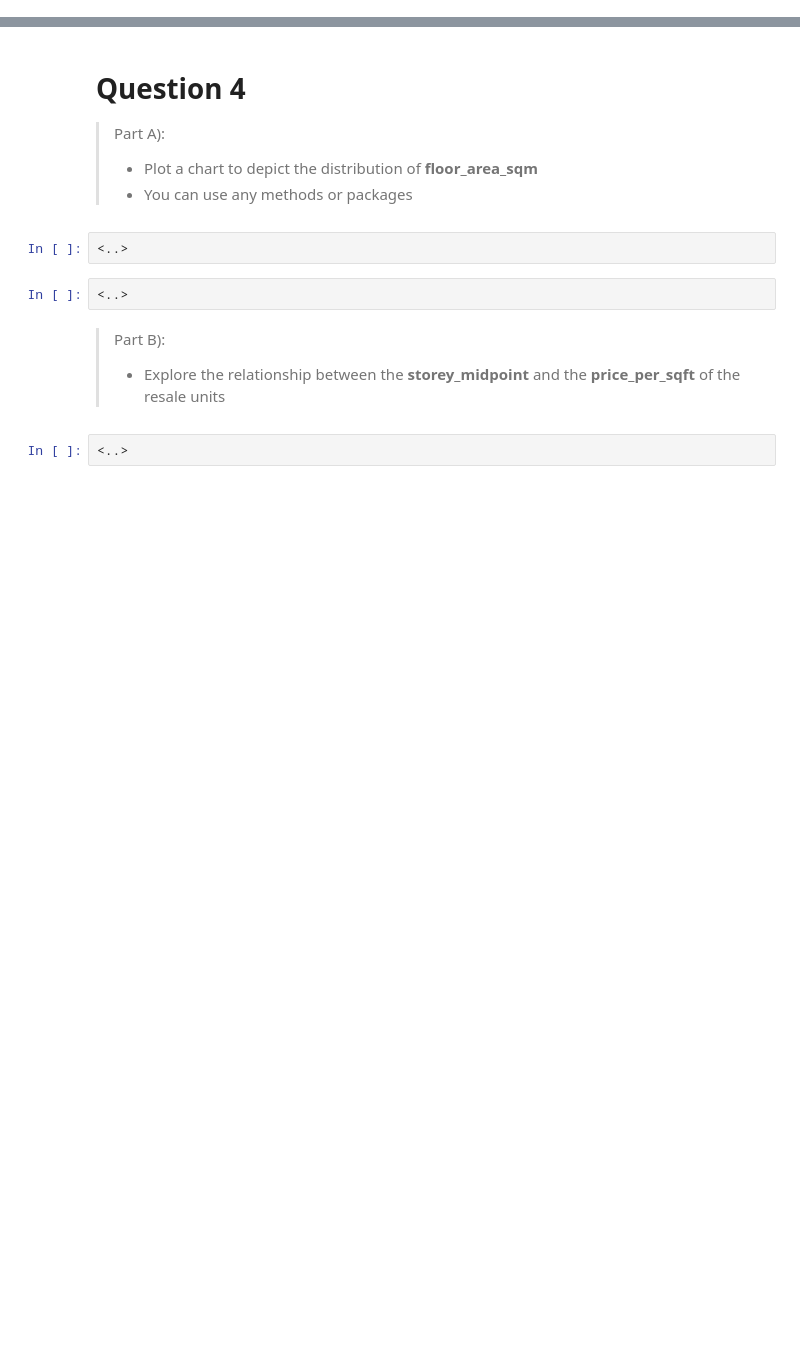
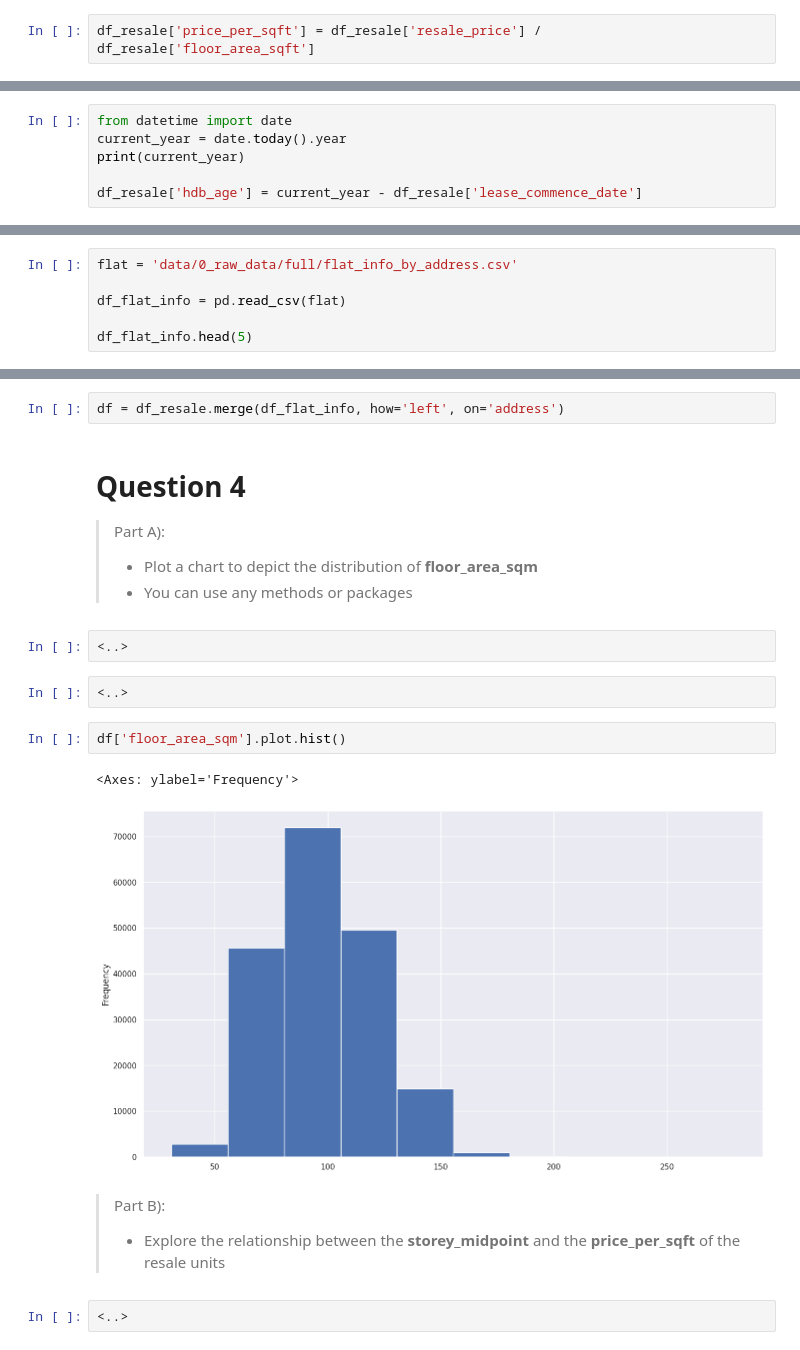
Before and after one commit to sadikinisaac/sadikinisaac, a Jupyter notebook: DC_Bootcamp_Week_8-Isaacsadikin.ipynb, the cells around one changed output, grey strips where cells are left out. Drawn from its saved outputs; the diff is of its cells as text; blank space fills up the shorter version.

```diff
--- a/DC_Bootcamp_Week_8-Isaacsadikin.ipynb
+++ b/DC_Bootcamp_Week_8-Isaacsadikin.ipynb
@@ -284,7 +486,15 @@ Read them as separate dataframes and save them in a list variable called **dfs_r
 2) Create a new column **price_per_sqft**, which is the price per squared foot of the particular resale unit
 # %%
 <..>
+# %%
+df_resale['price_per_sqft'] = df_resale['resale_price'] / df_resale['floor_area_sqft']
 # %% [markdown]
 3) Create a new column **hdb_age**, which is calculated based on current year minus the **lease_commence_date**
 # %%
 <..>
+# %%
+from datetime import date
+current_year = date.today().year
+print(current_year)
+
+df_resale['hdb_age'] = current_year - df_resale['lease_commence_date']
@@ -300,3 +512,9 @@ Read them as separate dataframes and save them in a list variable called **dfs_r
 <..>
 # %%
 <..>
+# %%
+flat = 'data/0_raw_data/full/flat_info_by_address.csv'
+
+df_flat_info = pd.read_csv(flat)
+
+df_flat_info.head(5)
@@ -303,3 +534,5 @@ Read them as separate dataframes and save them in a list variable called **dfs_r
+# %%
+df = df_resale.merge(df_flat_info, how='left', on='address')
 # %% [markdown]
 # Question 4
 > Part A):
@@ -309,6 +542,11 @@ Read them as separate dataframes and save them in a list variable called **dfs_r
 <..>
 # %%
 <..>
+# %%
+df['floor_area_sqm'].plot.hist()
+# %% [output]
+<Axes: ylabel='Frequency'>
+[figure, added]
 # %% [markdown]
 > Part B):
 > - Explore the relationship between the **storey_midpoint** and the **price_per_sqft** of the resale units
```
Also changed, not shown: parts of 45 cells of this notebook.
